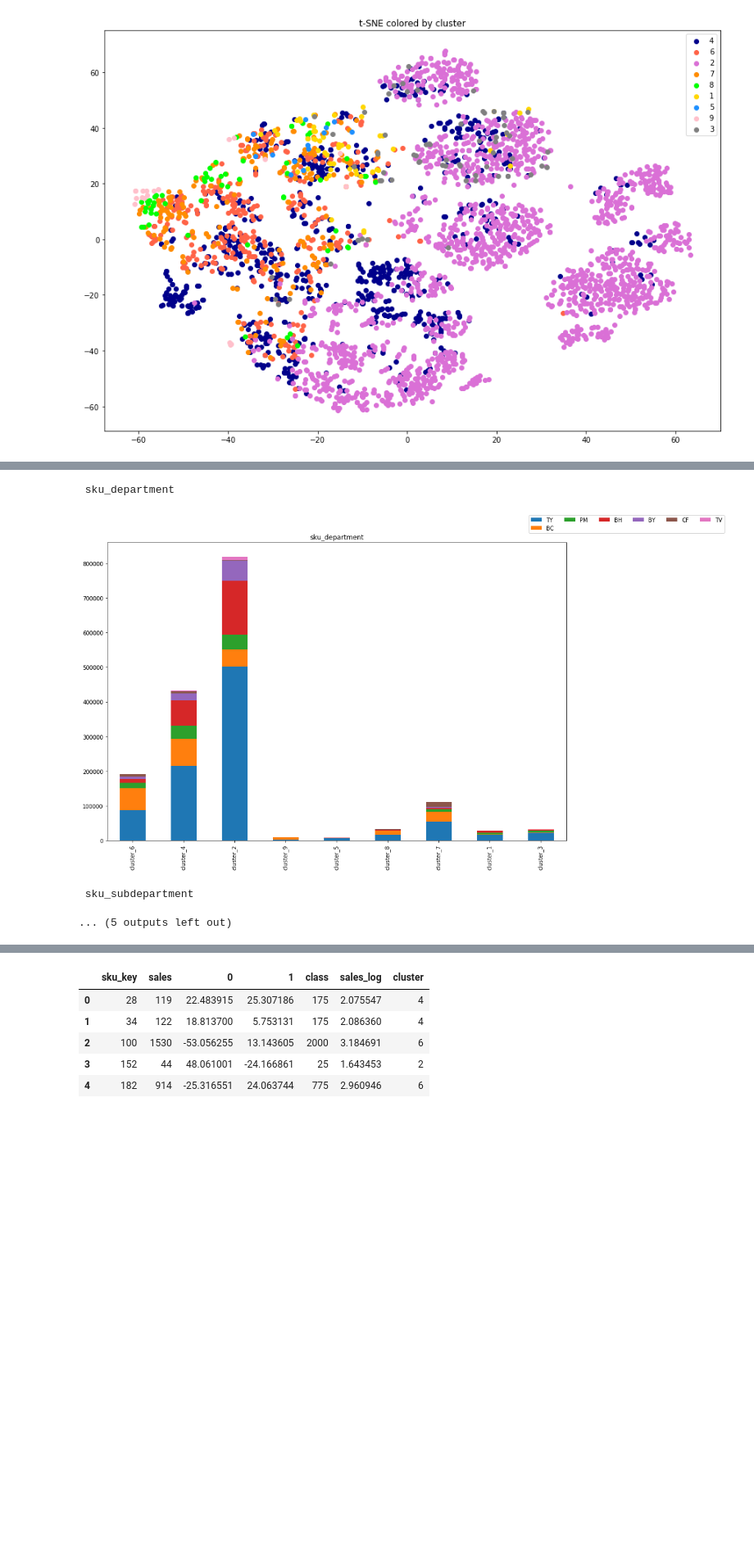
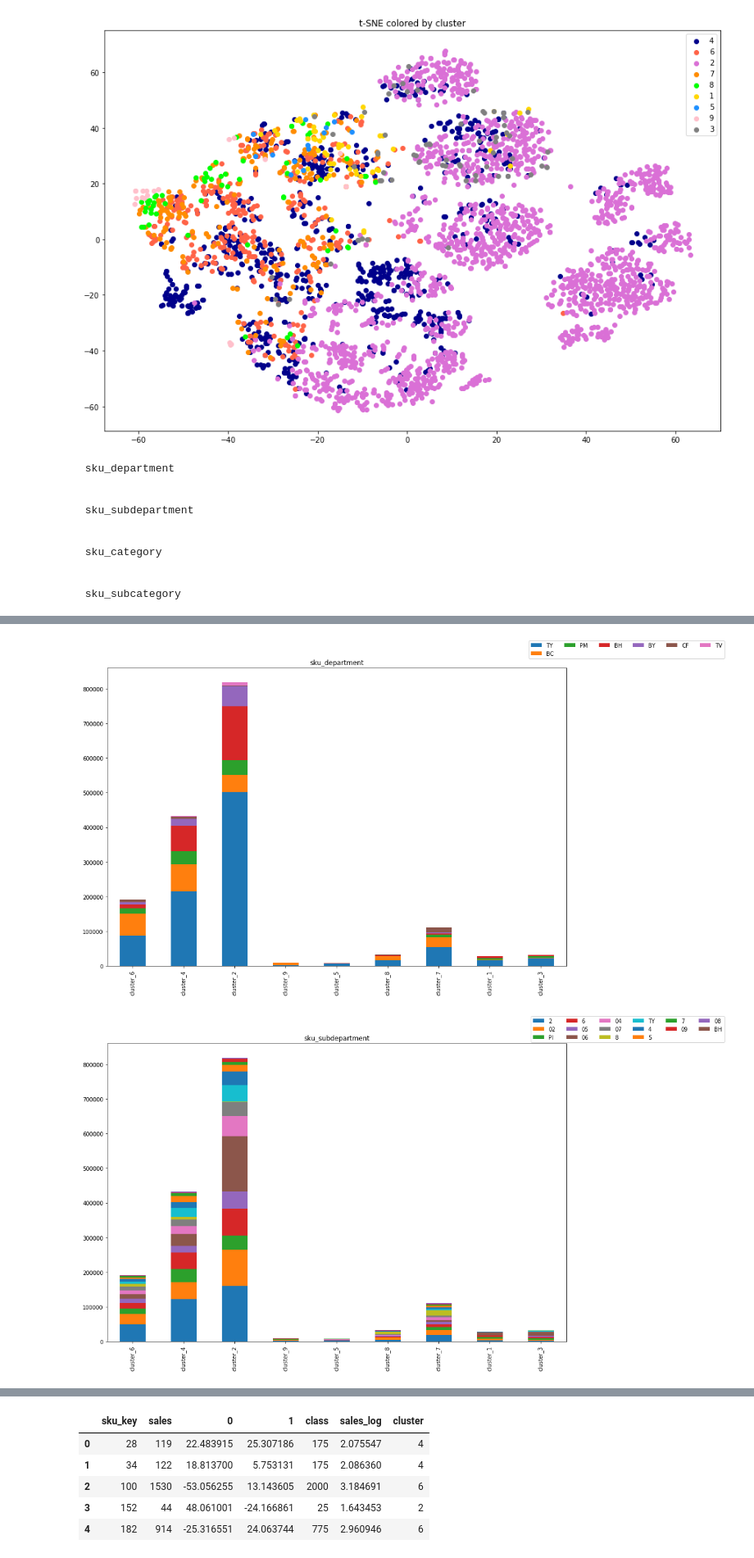
Before and after one commit to brandries/project_echo_clustering, a Jupyter notebook: clustering/Visualize_Notebook.ipynb, the cells around one changed output, grey strips where cells are left out. Shown at 82% size. Cells and saved outputs as stored; diff of their text form; code cells hidden in the pictures; blank space fills up the shorter version.

```diff
--- a/clustering/Visualize_Notebook.ipynb
+++ b/clustering/Visualize_Notebook.ipynb
@@ -435,21 +455,29 @@ plot_by_factor(dtw_tsne, 'cluster', colors, True)
 # %% [output]
 [figure]
 # %%
-analyze_dtw.plot_cluster_continuous(df_dict, run_cont, colors, True)
-analyze_dtw.plot_cluster_continuous_box(df_dict, run_cont, True)
-analyze_dtw.plot_cluster_continuous_violin(df_dict, run_cont, True)
-analyze_dtw.plot_cluster_categorical(df_dict, run_cats, True)
+analyze_dtw.plot_cluster_continuous(df_dict, run_cont, colors, False)
+analyze_dtw.plot_cluster_continuous_box(df_dict, run_cont, False)
+analyze_dtw.plot_cluster_continuous_violin(df_dict, run_cont, False)
+analyze_dtw.plot_cluster_categorical(df_dict, run_cats, False)
 # %% [output]
+ sku_department
+
+
+ sku_subdepartment
+
+
+ sku_category
+
+
+ sku_subcategory
 [figure]
 [figure]
 [figure]
 [figure]
 [figure]
 [figure]
 [figure]
 [figure]
 [figure]
- sku_department
 [figure]
- sku_subdepartment
-... (5 outputs left out)
+[figure, added]
```
Also changed, not shown: parts of 6 cells of this notebook.
